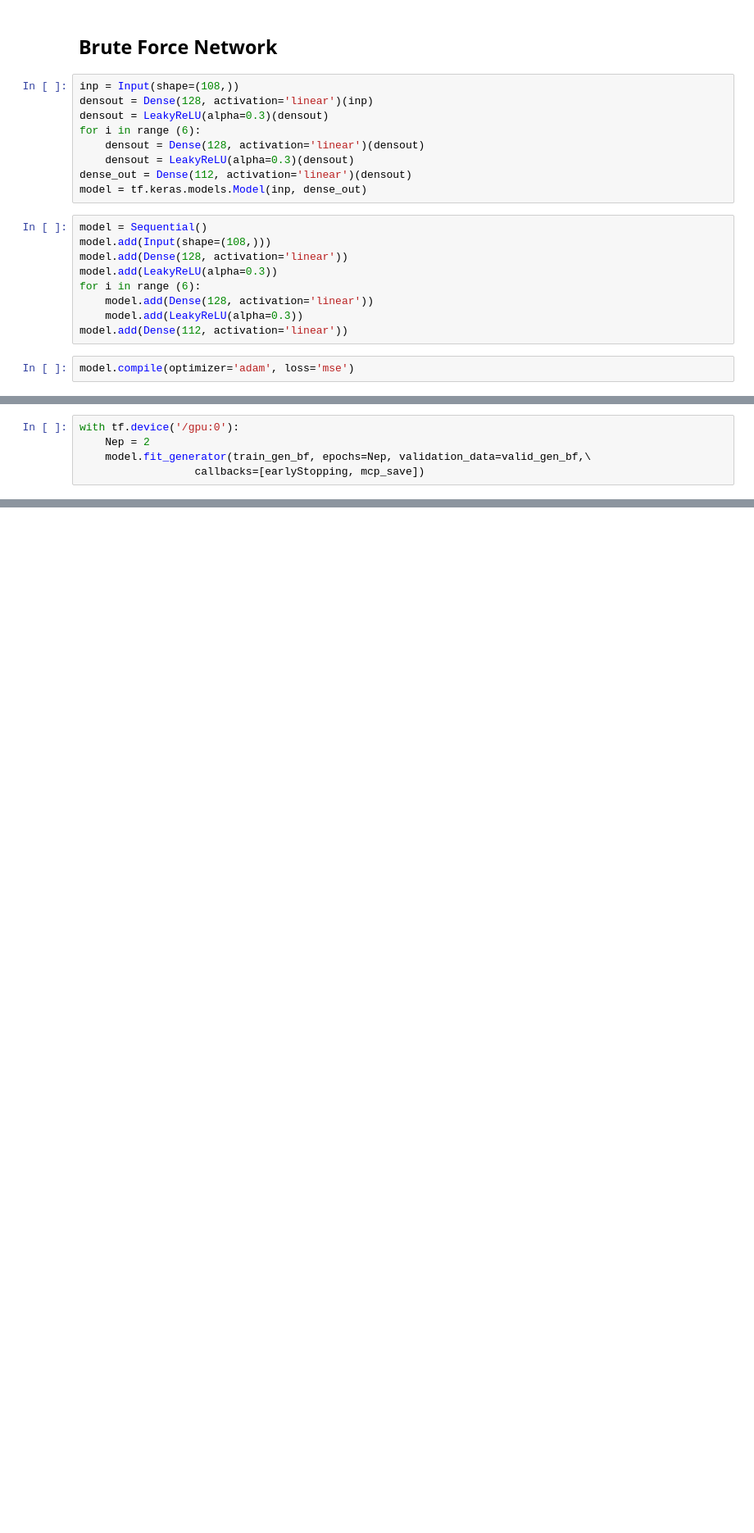
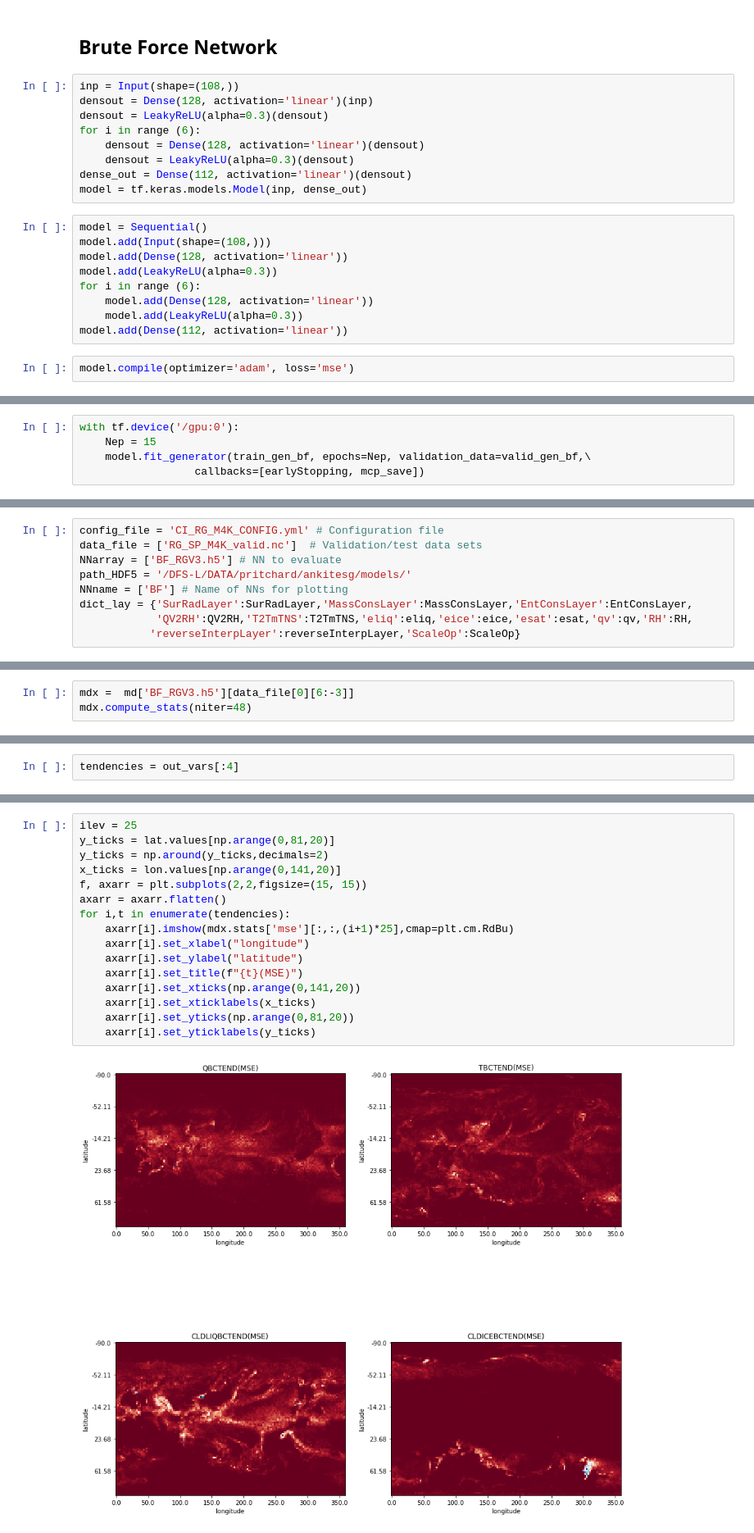
Before and after one commit to ankitesh97/CBRAIN-CAM, a Jupyter notebook: notebooks/ankitesh-devlog/14_real_geography.ipynb, the cells around one changed output, grey strips where cells are left out. Shown at 82% size. Drawn from its saved outputs; the diff is of its cells as text; blank space fills up the shorter version.

Commit message:
Add model diagnositics

```diff
--- a/notebooks/ankitesh-devlog/14_real_geography.ipynb
+++ b/notebooks/ankitesh-devlog/14_real_geography.ipynb
@@ -169,6 +173,6 @@ mcp_save = ModelCheckpoint(path_HDF5+'BF_RGV2.h5',save_best_only=True, monitor='
 # %%
 with tf.device('/gpu:0'):
-    Nep = 2
+    Nep = 15
     model.fit_generator(train_gen_bf, epochs=Nep, validation_data=valid_gen_bf,\
                   callbacks=[earlyStopping, mcp_save])
 # %% [output]
@@ -180,0 +198,9 @@ Epoch 2/2
+# %%
+config_file = 'CI_RG_M4K_CONFIG.yml' # Configuration file
+data_file = ['RG_SP_M4K_valid.nc']  # Validation/test data sets
+NNarray = ['BF_RGV3.h5'] # NN to evaluate
+path_HDF5 = '/DFS-L/DATA/pritchard/ankitesg/models/'
+NNname = ['BF'] # Name of NNs for plotting
+dict_lay = {'SurRadLayer':SurRadLayer,'MassConsLayer':MassConsLayer,'EntConsLayer':EntConsLayer,
+            'QV2RH':QV2RH,'T2TmTNS':T2TmTNS,'eliq':eliq,'eice':eice,'esat':esat,'qv':qv,'RH':RH,
+           'reverseInterpLayer':reverseInterpLayer,'ScaleOp':ScaleOp}
@@ -180,0 +247,3 @@ Epoch 2/2
+# %%
+mdx =  md['BF_RGV3.h5'][data_file[0][6:-3]]
+mdx.compute_stats(niter=48)
@@ -180,0 +254,2 @@ Epoch 2/2
+# %%
+tendencies = out_vars[:4]
@@ -180,0 +262,18 @@ Epoch 2/2
+# %%
+ilev = 25
+y_ticks = lat.values[np.arange(0,81,20)]
+y_ticks = np.around(y_ticks,decimals=2)
+x_ticks = lon.values[np.arange(0,141,20)]
+f, axarr = plt.subplots(2,2,figsize=(15, 15))
+axarr = axarr.flatten()
+for i,t in enumerate(tendencies):
+    axarr[i].imshow(mdx.stats['mse'][:,:,(i+1)*25],cmap=plt.cm.RdBu)
+    axarr[i].set_xlabel("longitude")
+    axarr[i].set_ylabel("latitude")
+    axarr[i].set_title(f"{t}(MSE)")
+    axarr[i].set_xticks(np.arange(0,141,20))
+    axarr[i].set_xticklabels(x_ticks)
+    axarr[i].set_yticks(np.arange(0,81,20))
+    axarr[i].set_yticklabels(y_ticks)
+# %% [output]
+[figure, added]
```
Also changed, not shown: parts of 17 cells of this notebook, 1 other file.
